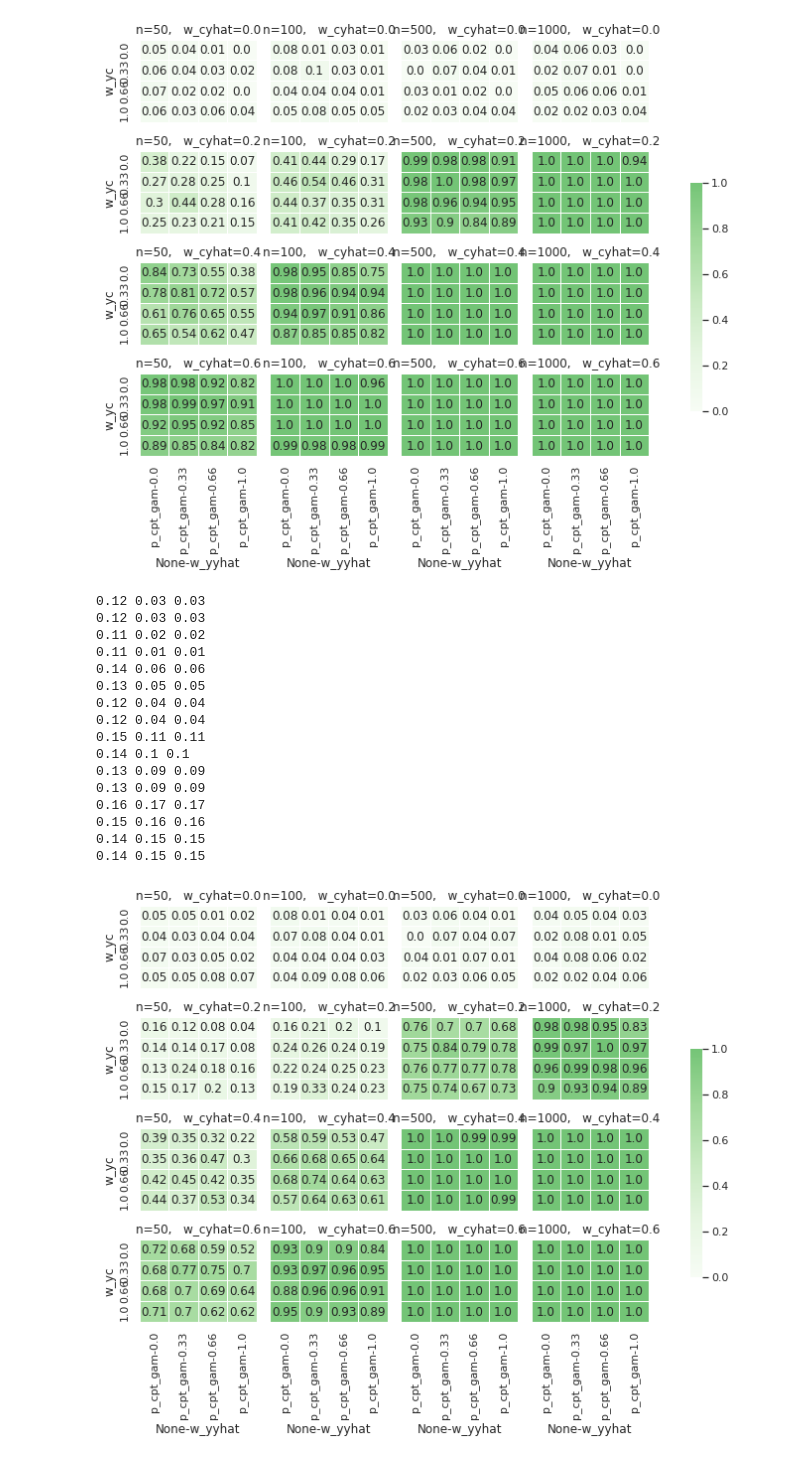
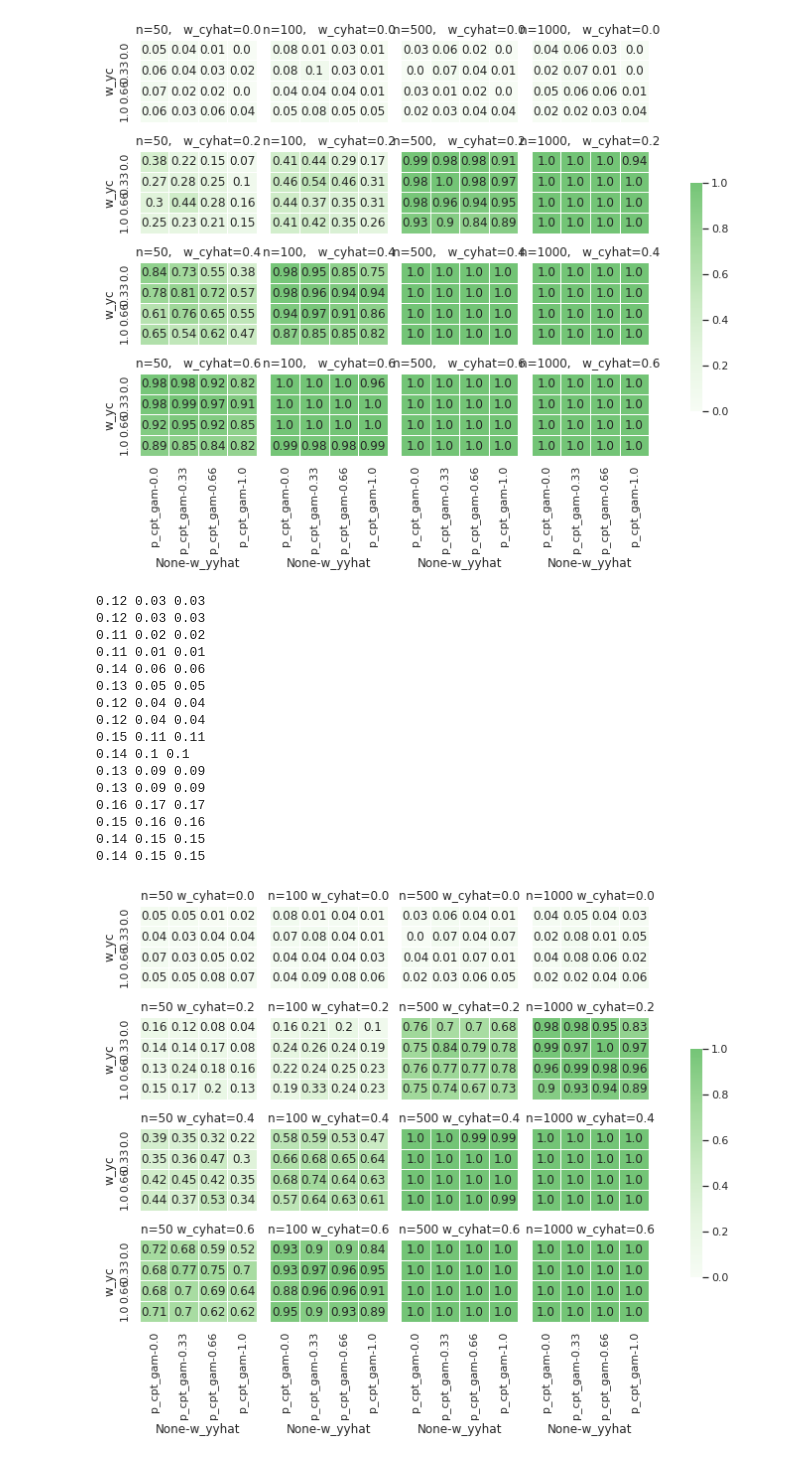
Before and after one commit to pni-lab/mlconfound-manuscript, a Jupyter notebook: simulated/plot_simulations.ipynb, the cells around one changed output. Cells and saved outputs as stored; diff of their text form; code cells hidden in the pictures.

```diff
--- a/simulated/plot_simulations.ipynb
+++ b/simulated/plot_simulations.ipynb
@@ -368,32 +367,32 @@ p='p_cpt_gam'
 g=sns.FacetGrid(df, col='n', row='w_cyhat', height=2, aspect=1)
 cbar_ax = g.fig.add_axes([1.05, .3, .02, .4])  # <-- Create a colorbar axes
 
 def true_positive_rate_heatmap(*args, **kwargs):
     defaultKwargs = { 'vmin': 0, 'vmax': 1,
                       "palette": "Greens", "cmapmin": 0, "cmapmax": 0.5,
                       "linecolor": "white"}
     kwargs = { **defaultKwargs, **kwargs }
     return positive_rate_heatmap(*args, **kwargs)
 
 g.map_dataframe(true_positive_rate_heatmap, col_a='w_yyhat', col_b='w_yc', value=p, cbar_ax=cbar_ax,)
-g.set_titles("n={col_name},   w_cyhat={row_name}")
+g.set_titles("n={col_name} w_cyhat={row_name}")
 
 plt.savefig('../fig/raw/sim_h1_ccc_partial_d10e0_sig_cpt_gam.pdf')
 # %% [output]
 0.12 0.03 0.03
 0.12 0.03 0.03
 0.11 0.02 0.02
 0.11 0.01 0.01
 0.14 0.06 0.06
 0.13 0.05 0.05
 0.12 0.04 0.04
 0.12 0.04 0.04
 0.15 0.11 0.11
 0.14 0.1 0.1
 0.13 0.09 0.09
 0.13 0.09 0.09
 0.16 0.17 0.17
 0.15 0.16 0.16
 0.14 0.15 0.15
 0.14 0.15 0.15
-[figure, old version]
+[figure, new version]
```
Also changed, not shown: parts of 20 cells of this notebook, 26 other files.
